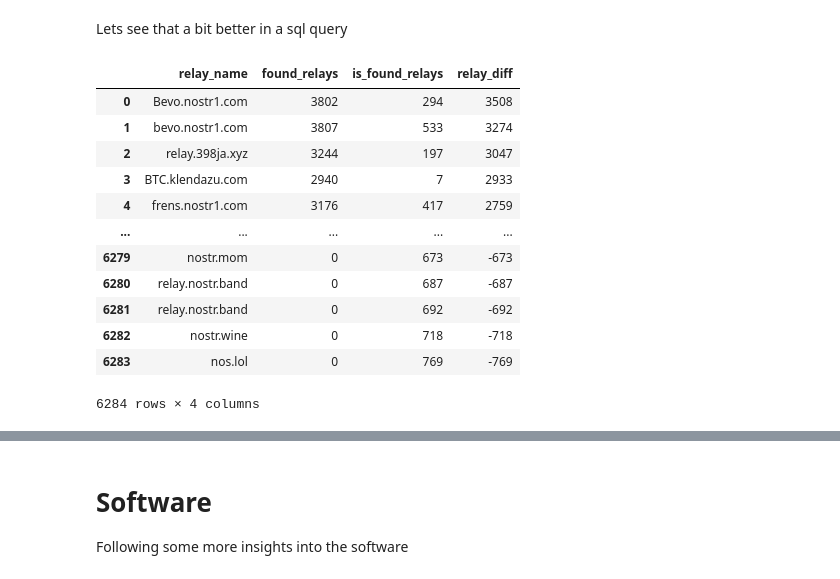
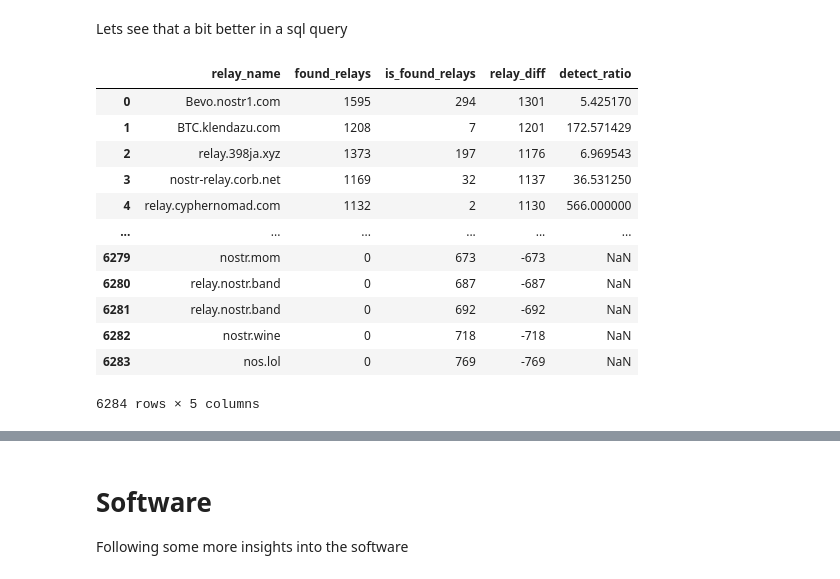
Before and after one commit to SEG-UNIBE/artio-insight, a Jupyter notebook: notebooks/artio.ipynb, the cells around one changed output, grey strips where cells are left out. Drawn from its saved outputs; the diff is of its cells as text; code cells hidden in the pictures.

```diff
--- a/notebooks/artio.ipynb
+++ b/notebooks/artio.ipynb
@@ -406,32 +406,35 @@ Lets see that a bit better in a sql query
 # %%
 %%sql
 -- Relay standalone
 SELECT r1.relay_name,
        COALESCE(rfinds.found_relays, 0)                                         AS found_relays,
        COALESCE(risfound.is_found_relays, 0)                                    AS is_found_relays,
-       COALESCE(rfinds.found_relays, 0) - COALESCE(risfound.is_found_relays, 0) AS relay_diff
+       COALESCE(rfinds.found_relays, 0) - COALESCE(risfound.is_found_relays, 0) AS relay_diff,
+       CAST(found_relays AS float) / CAST(is_found_relays AS float) as detect_ratio
 FROM udm.relay r1
-         LEFT JOIN (SELECT COUNT(DISTINCT detected_relay_id) AS found_relays, relay_id
-                    FROM udm.relaydetection
-                    GROUP BY relay_id) AS rfinds
+         LEFT JOIN (SELECT COUNT(DISTINCT r.relay_name) AS found_relays, rd.relay_id
+                    FROM udm.relaydetection rd
+                    INNER join udm.relay r on r.relay_id = rd.detected_relay_id and r.is_valid = 'true'
+                    GROUP BY rd.relay_id) AS rfinds
                    ON r1.relay_id = rfinds.relay_id
-         LEFT JOIN (SELECT COUNT(DISTINCT relay_id) AS is_found_relays, detected_relay_id
-                    FROM udm.relaydetection
-                    GROUP BY detected_relay_id) AS risfound
+         LEFT JOIN (SELECT COUNT(DISTINCT r) AS is_found_relays, rd.detected_relay_id
+                    FROM udm.relaydetection rd
+                      INNER join udm.relay r on r.relay_id = rd.relay_id
+                    GROUP BY rd.detected_relay_id) AS risfound
                    ON r1.relay_id = risfound.detected_relay_id
 GROUP BY r1.relay_name, found_relays, is_found_relays
 ORDER BY relay_diff DESC
 # %% [output]
-|  | relay_name | found_relays | is_found_relays | relay_diff |
-| 0 | Bevo.nostr1.com | 3802 | 294 | 3508 |
-| 1 | bevo.nostr1.com | 3807 | 533 | 3274 |
-| 2 | relay.398ja.xyz | 3244 | 197 | 3047 |
-| 3 | BTC.klendazu.com | 2940 | 7 | 2933 |
-| 4 | frens.nostr1.com | 3176 | 417 | 2759 |
-| ... | ... | ... | ... | ... |
-| 6279 | nostr.mom | 0 | 673 | -673 |
-| 6280 | relay.nostr.band | 0 | 687 | -687 |
-| 6281 | relay.nostr.band | 0 | 692 | -692 |
-| 6282 | nostr.wine | 0 | 718 | -718 |
-| 6283 | nos.lol | 0 | 769 | -769 |
+|  | relay_name | found_relays | is_found_relays | relay_diff | detect_ratio |
+| 0 | Bevo.nostr1.com | 1595 | 294 | 1301 | 5.425170 |
+| 1 | BTC.klendazu.com | 1208 | 7 | 1201 | 172.571429 |
+| 2 | relay.398ja.xyz | 1373 | 197 | 1176 | 6.969543 |
+| 3 | nostr-relay.corb.net | 1169 | 32 | 1137 | 36.531250 |
+| 4 | relay.cyphernomad.com | 1132 | 2 | 1130 | 566.000000 |
+| ... | ... | ... | ... | ... | ... |
+| 6279 | nostr.mom | 0 | 673 | -673 | NaN |
+| 6280 | relay.nostr.band | 0 | 687 | -687 | NaN |
+| 6281 | relay.nostr.band | 0 | 692 | -692 | NaN |
+| 6282 | nostr.wine | 0 | 718 | -718 | NaN |
+| 6283 | nos.lol | 0 | 769 | -769 | NaN |
-6284 rows × 4 columns
+6284 rows × 5 columns
```
Also changed, not shown: parts of 40 cells of this notebook.
